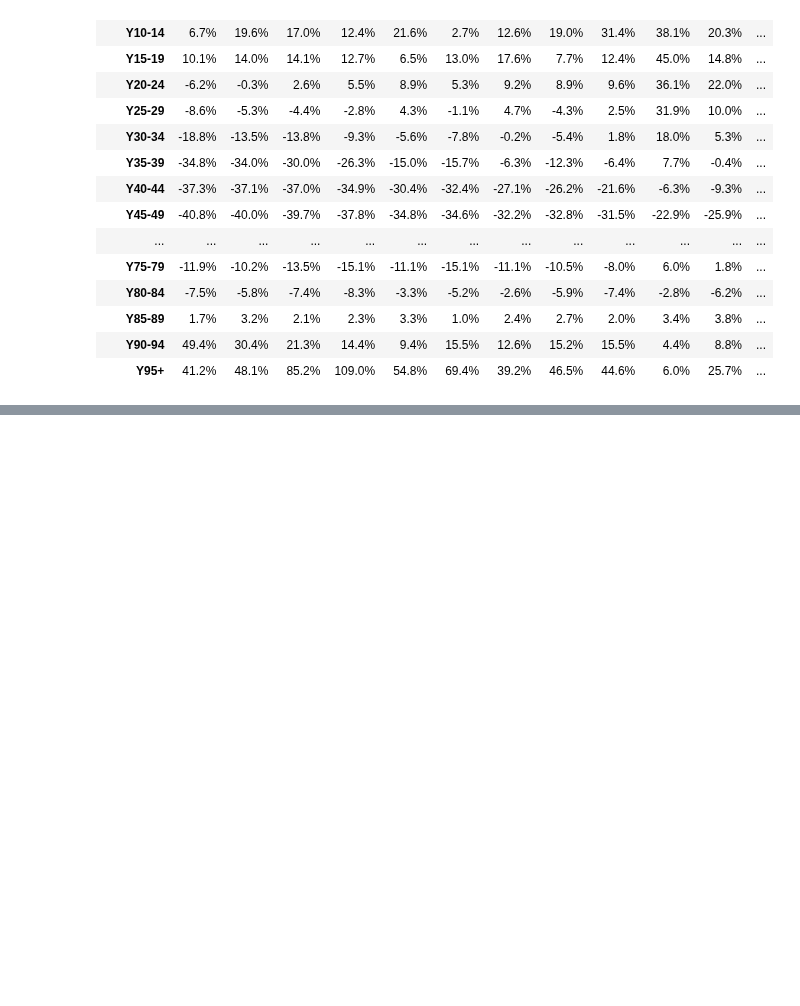
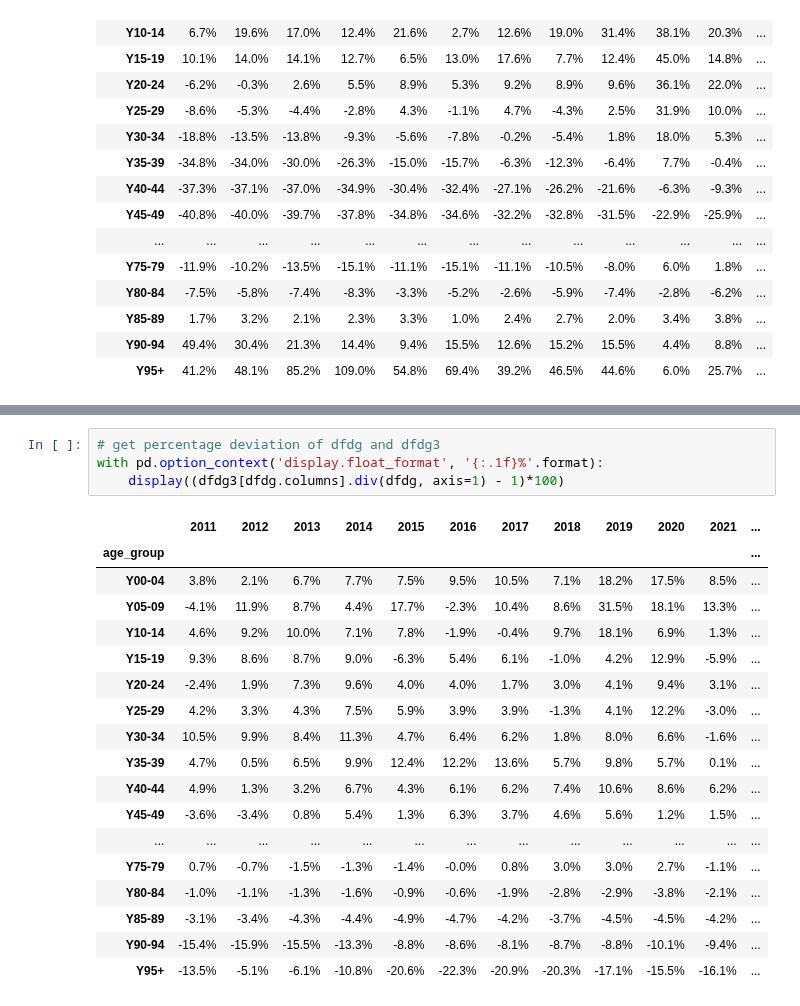
Before and after one commit to danieleongari/demographic_model_page, a Jupyter notebook: notebooks/1_xinvestigating_italian_deaths.ipynb, the cells around one changed output, grey strips where cells are left out. Cells and saved outputs as stored; diff of their text form; blank space fills up the shorter version.

```diff
--- a/notebooks/1_xinvestigating_italian_deaths.ipynb
+++ b/notebooks/1_xinvestigating_italian_deaths.ipynb
@@ -362 +447,24 @@ with pd.option_context('display.float_format', '{:.1f}%'.format):
+# %%
+# get percentage deviation of dfdg and dfdg3
+with pd.option_context('display.float_format', '{:.1f}%'.format):
+    display((dfdg3[dfdg.columns].div(dfdg, axis=1) - 1)*100)
+# %% [output]
+|  | 2011 | 2012 | 2013 | 2014 | 2015 | 2016 | 2017 | 2018 | 2019 | 2020 | 2021 | ... |
+| age_group |  |  |  |  |  |  |  |  |  |  |  | ... |
+| Y00-04 | 3.8% | 2.1% | 6.7% | 7.7% | 7.5% | 9.5% | 10.5% | 7.1% | 18.2% | 17.5% | 8.5% | ... |
+| Y05-09 | -4.1% | 11.9% | 8.7% | 4.4% | 17.7% | -2.3% | 10.4% | 8.6% | 31.5% | 18.1% | 13.3% | ... |
+| Y10-14 | 4.6% | 9.2% | 10.0% | 7.1% | 7.8% | -1.9% | -0.4% | 9.7% | 18.1% | 6.9% | 1.3% | ... |
+| Y15-19 | 9.3% | 8.6% | 8.7% | 9.0% | -6.3% | 5.4% | 6.1% | -1.0% | 4.2% | 12.9% | -5.9% | ... |
+| Y20-24 | -2.4% | 1.9% | 7.3% | 9.6% | 4.0% | 4.0% | 1.7% | 3.0% | 4.1% | 9.4% | 3.1% | ... |
+| Y25-29 | 4.2% | 3.3% | 4.3% | 7.5% | 5.9% | 3.9% | 3.9% | -1.3% | 4.1% | 12.2% | -3.0% | ... |
+| Y30-34 | 10.5% | 9.9% | 8.4% | 11.3% | 4.7% | 6.4% | 6.2% | 1.8% | 8.0% | 6.6% | -1.6% | ... |
+| Y35-39 | 4.7% | 0.5% | 6.5% | 9.9% | 12.4% | 12.2% | 13.6% | 5.7% | 9.8% | 5.7% | 0.1% | ... |
+| Y40-44 | 4.9% | 1.3% | 3.2% | 6.7% | 4.3% | 6.1% | 6.2% | 7.4% | 10.6% | 8.6% | 6.2% | ... |
+| Y45-49 | -3.6% | -3.4% | 0.8% | 5.4% | 1.3% | 6.3% | 3.7% | 4.6% | 5.6% | 1.2% | 1.5% | ... |
+| ... | ... | ... | ... | ... | ... | ... | ... | ... | ... | ... | ... | ... |
+| Y75-79 | 0.7% | -0.7% | -1.5% | -1.3% | -1.4% | -0.0% | 0.8% | 3.0% | 3.0% | 2.7% | -1.1% | ... |
+| Y80-84 | -1.0% | -1.1% | -1.3% | -1.6% | -0.9% | -0.6% | -1.9% | -2.8% | -2.9% | -3.8% | -2.1% | ... |
+| Y85-89 | -3.1% | -3.4% | -4.3% | -4.4% | -4.9% | -4.7% | -4.2% | -3.7% | -4.5% | -4.5% | -4.2% | ... |
+| Y90-94 | -15.4% | -15.9% | -15.5% | -13.3% | -8.8% | -8.6% | -8.1% | -8.7% | -8.8% | -10.1% | -9.4% | ... |
+| Y95+ | -13.5% | -5.1% | -6.1% | -10.8% | -20.6% | -22.3% | -20.9% | -20.3% | -17.1% | -15.5% | -16.1% | ... |
 # %% [markdown]
```
Also changed, not shown: parts of 10 cells of this notebook.
